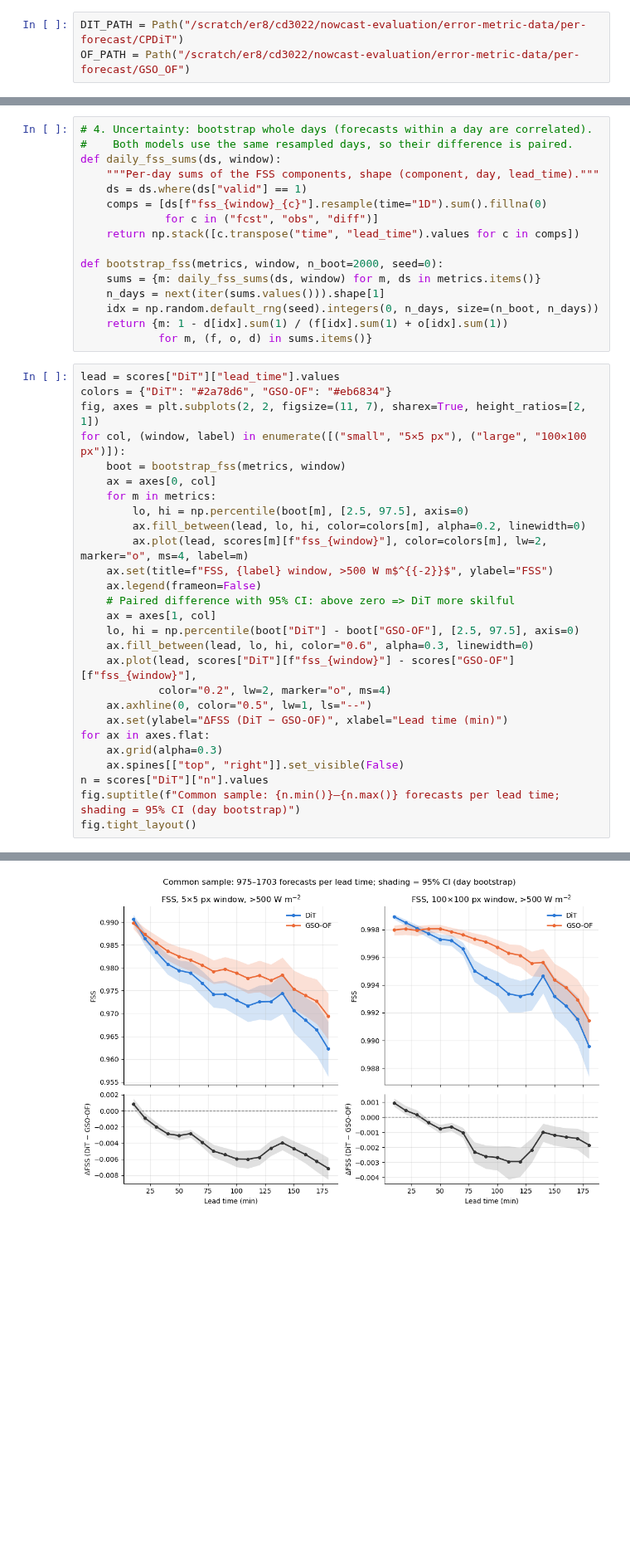
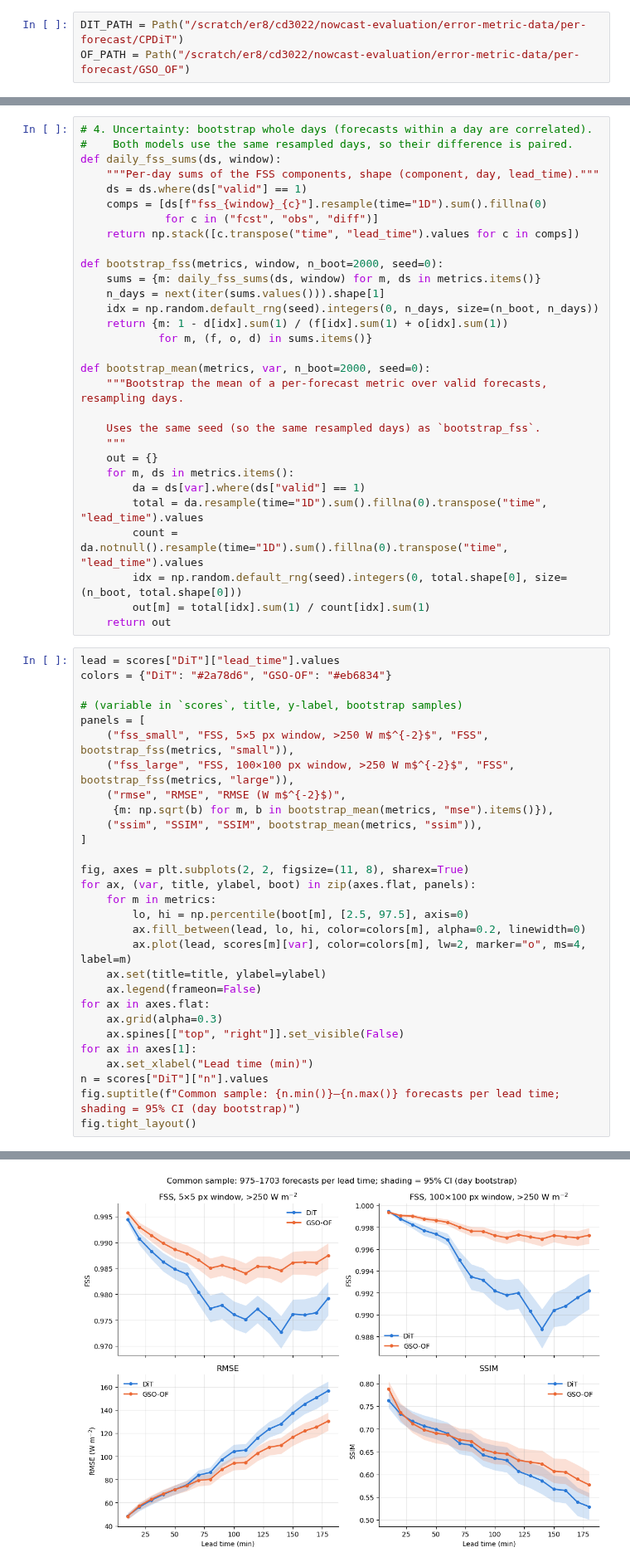
Before and after one commit to cdoedens/nowcast-evaluation, a Jupyter notebook: notebooks/plot_metrics.ipynb, the cells around one changed output, grey strips where cells are left out. Shown at 83% size. Drawn from its saved outputs; the diff is of its cells as text; blank space fills up the shorter version.

Commit message:
metrics working, but FSS showing issues

```diff
--- a/notebooks/plot_metrics.ipynb
+++ b/notebooks/plot_metrics.ipynb
@@ -55,30 +38,46 @@ def bootstrap_fss(metrics, window, n_boot=2000, seed=0):
     idx = np.random.default_rng(seed).integers(0, n_days, size=(n_boot, n_days))
     return {m: 1 - d[idx].sum(1) / (f[idx].sum(1) + o[idx].sum(1))
             for m, (f, o, d) in sums.items()}
+
+def bootstrap_mean(metrics, var, n_boot=2000, seed=0):
+    """Bootstrap the mean of a per-forecast metric over valid forecasts, resampling days.
+
+    Uses the same seed (so the same resampled days) as `bootstrap_fss`.
+    """
+    out = {}
+    for m, ds in metrics.items():
+        da = ds[var].where(ds["valid"] == 1)
+        total = da.resample(time="1D").sum().fillna(0).transpose("time", "lead_time").values
+        count = da.notnull().resample(time="1D").sum().fillna(0).transpose("time", "lead_time").values
+        idx = np.random.default_rng(seed).integers(0, total.shape[0], size=(n_boot, total.shape[0]))
+        out[m] = total[idx].sum(1) / count[idx].sum(1)
+    return out
 # %%
 lead = scores["DiT"]["lead_time"].values
 colors = {"DiT": "#2a78d6", "GSO-OF": "#eb6834"}
-fig, axes = plt.subplots(2, 2, figsize=(11, 7), sharex=True, height_ratios=[2, 1])
-for col, (window, label) in enumerate([("small", "5×5 px"), ("large", "100×100 px")]):
-    boot = bootstrap_fss(metrics, window)
-    ax = axes[0, col]
+
+# (variable in `scores`, title, y-label, bootstrap samples)
+panels = [
+    ("fss_small", "FSS, 5×5 px window, >250 W m$^{-2}$", "FSS", bootstrap_fss(metrics, "small")),
+    ("fss_large", "FSS, 100×100 px window, >250 W m$^{-2}$", "FSS", bootstrap_fss(metrics, "large")),
+    ("rmse", "RMSE", "RMSE (W m$^{-2}$)",
+     {m: np.sqrt(b) for m, b in bootstrap_mean(metrics, "mse").items()}),
+    ("ssim", "SSIM", "SSIM", bootstrap_mean(metrics, "ssim")),
+]
+
+fig, axes = plt.subplots(2, 2, figsize=(11, 8), sharex=True)
+for ax, (var, title, ylabel, boot) in zip(axes.flat, panels):
     for m in metrics:
         lo, hi = np.percentile(boot[m], [2.5, 97.5], axis=0)
         ax.fill_between(lead, lo, hi, color=colors[m], alpha=0.2, linewidth=0)
-        ax.plot(lead, scores[m][f"fss_{window}"], color=colors[m], lw=2, marker="o", ms=4, label=m)
-    ax.set(title=f"FSS, {label} window, >500 W m$^{{-2}}$", ylabel="FSS")
+        ax.plot(lead, scores[m][var], color=colors[m], lw=2, marker="o", ms=4, label=m)
+    ax.set(title=title, ylabel=ylabel)
     ax.legend(frameon=False)
-    # Paired difference with 95% CI: above zero => DiT more skilful
-    ax = axes[1, col]
-    lo, hi = np.percentile(boot["DiT"] - boot["GSO-OF"], [2.5, 97.5], axis=0)
-    ax.fill_between(lead, lo, hi, color="0.6", alpha=0.3, linewidth=0)
-    ax.plot(lead, scores["DiT"][f"fss_{window}"] - scores["GSO-OF"][f"fss_{window}"],
-            color="0.2", lw=2, marker="o", ms=4)
-    ax.axhline(0, color="0.5", lw=1, ls="--")
-    ax.set(ylabel="ΔFSS (DiT − GSO-OF)", xlabel="Lead time (min)")
 for ax in axes.flat:
     ax.grid(alpha=0.3)
     ax.spines[["top", "right"]].set_visible(False)
+for ax in axes[1]:
+    ax.set_xlabel("Lead time (min)")
 n = scores["DiT"]["n"].values
 fig.suptitle(f"Common sample: {n.min()}–{n.max()} forecasts per lead time; shading = 95% CI (day bootstrap)")
 fig.tight_layout()
@@ -88 +85 @@ No module named 'zarr.core.array_spec'; 'zarr.core' is not a package
-[figure, old version]
+[figure, new version]
```
Also changed, not shown: parts of 6 cells of this notebook, 1 other file.
